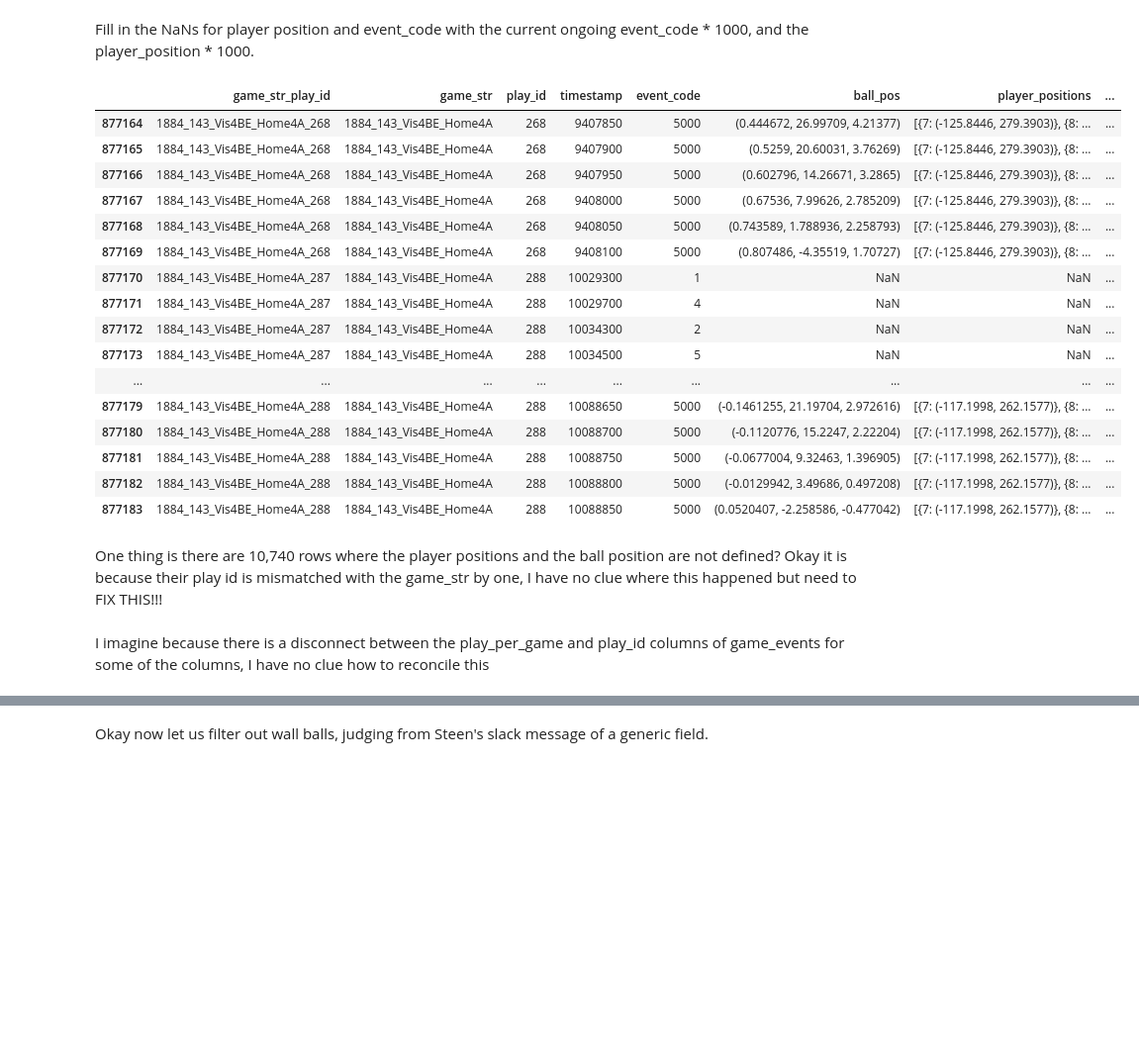
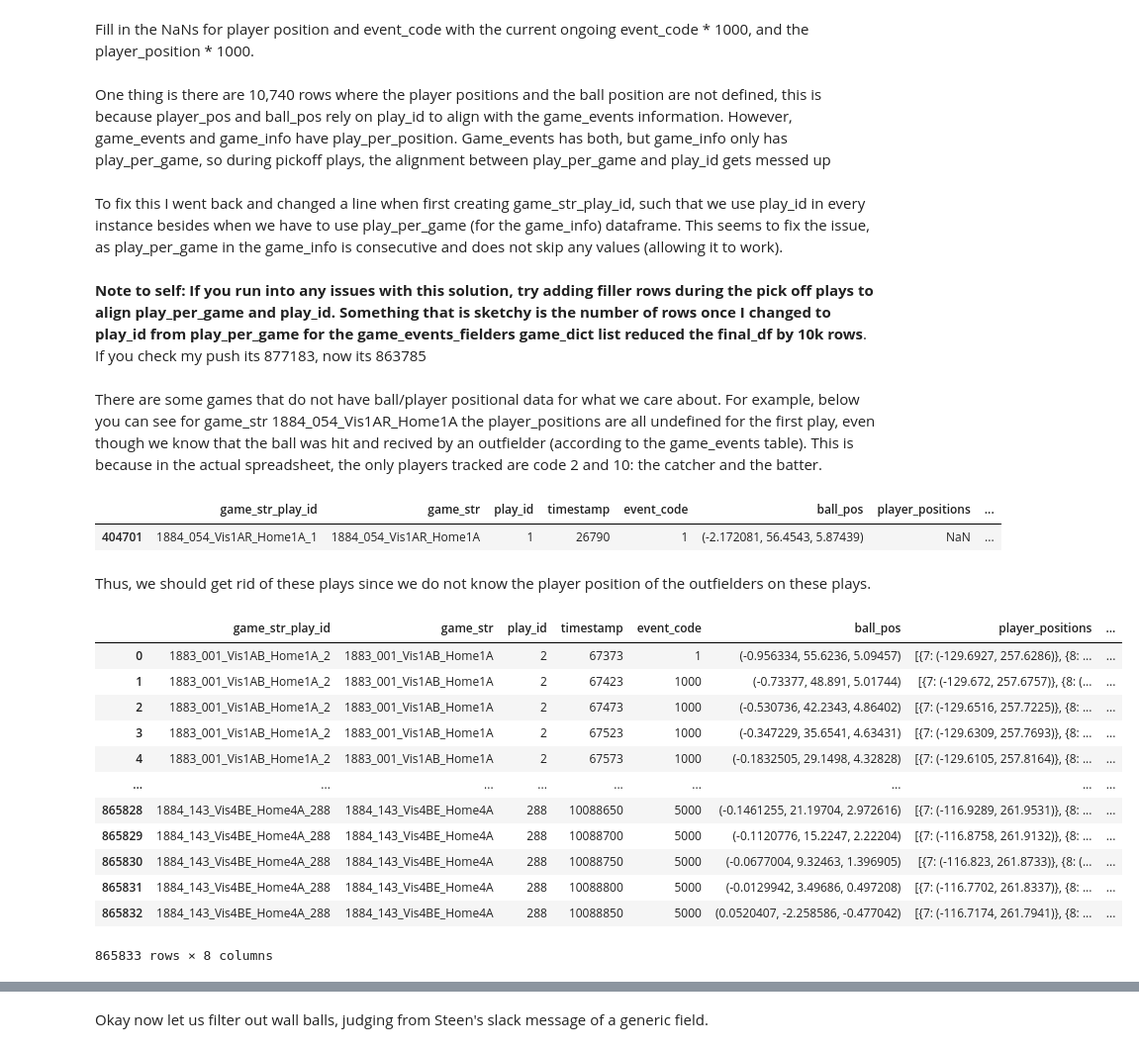
Before and after one commit to victorhauvi/SMT2024, a Jupyter notebook: 2024_SMT_Data_Challenge/SMT.ipynb, the cells around one changed output, grey strips where cells are left out. Shown at 99% size. Drawn from its saved outputs; the diff is of its cells as text; code cells hidden in the pictures; blank space fills up the shorter version.

Commit message:
fixed df_final2's player_positions

```diff
--- a/2024_SMT_Data_Challenge/SMT.ipynb
+++ b/2024_SMT_Data_Challenge/SMT.ipynb
@@ -800,7 +800,7 @@ We see that the length of game_events_fielders2 is basically half the original,
 If we do well enough with the data formatting, we can specify this even further by excluding cases where the ball rolls into outfield by analyzing its first bounce position. But this is only doable after getting the ball position for the event timestamps.
 # %%
 print(f"num of events with fielders where the ball is hit vs just 1-2-5 sequences: {len(game_events_fielders2),  len(game_events_fielders)} " )
-game_events_fielders2['game_str_play_id'] = game_events_fielders2['game_str'].astype(str) + '_' + game_events_fielders2['play_per_game'].astype(str)
+game_events_fielders2['game_str_play_id'] = game_events_fielders2['game_str'].astype(str) + '_' + game_events_fielders2['play_id'].astype(str) # DO NOT USE game_events_fielders2['play_per_game'] because this is skipepd over during pick off throws (i.e the play_per_game skips 1 during pick offs)
 game_events_fielders2 = game_events_fielders2[['game_str_play_id'] + [col for col in game_events_fielders2.columns if col != 'game_str_play_id']] #move to front, rest of the columns in the same order
 
 game_events_fielders2  #okay so now we have all the plays (and their unique play id for each game) where a hit actually happens, and therefore a fielder will be attentive b
@@ -1010,13 +1007,0 @@ move the ball_pos x, y, z into a tuple that you can access this (note the code b
-# %%
-
-combined_keys = player_pos_fielders2['game_str_play_id'].values
-positions = player_pos_fielders2['player_position'].values
-x_coords = player_pos_fielders2['field_x'].values
-y_coords = player_pos_fielders2['field_y'].values
-
-positions_dict = player_pos_fielders2.groupby('game_str_play_id').apply(lambda x: [{row['player_position']: (row['field_x'], row['field_y'])} for index, row in x.iterrows()]).to_dict()
-
-player_pos_fielders2 = player_pos_fielders2.groupby(['game_str', 'play_id', 'timestamp'])['game_str_play_id'].first().reset_index() #create a new df with the first instance of the game_str_play_id_timestamp for each row
-
-player_pos_fielders2['player_positions'] = player_pos_fielders2['game_str_play_id'].map(positions_dict) #map the dictionary of the player positions to the game_str_play_id_timestamp
-player_pos_fielders2
@@ -1036,0 +1010,16 @@ player_pos_fielders2
+# %%
+# I have no fcking clue how this works, I swear to god it gave me an error, I ran it again and it was still kinda wrong, I ran it again and it works
+def create_player_positions(group):
+    positions = []
+    for ind, row in group.iterrows():
+        positions.append({row['player_position']: (row['field_x'], row['field_y'])})
+    return positions
+
+player_positions = player_pos_fielders2.groupby(['game_str', 'play_id', 'timestamp']).apply(create_player_positions)
+player_positions = player_positions.reset_index(name='player_positions')
+
+player_pos_fielders2 = player_pos_fielders2.groupby(['game_str', 'play_id', 'timestamp']).first().reset_index()
+
+player_pos_fielders2['player_positions'] = player_positions['player_positions']
+
+player_pos_fielders2.drop(columns=['index', 'player_position','field_x', 'field_y'], inplace=True)
@@ -1194,27 +1194,34 @@ def fill_player_position(df):
     return df
 df_final2 = fill_player_position(df_final2)
 df_final2['player_position'] = df_final2['player_position'].astype(int)
+# %% [markdown]
+One thing is there are 10,740 rows where the player positions and the ball position are not defined, this is because player_pos and ball_pos rely on play_id to align with the game_events information. However, game_events and game_info have play_per_position. Game_events has both, but game_info only has play_per_game, so during pickoff plays, the alignment between play_per_game and play_id gets messed up
+# %% [markdown]
+To fix this I went back and changed a line when first creating game_str_play_id, such that we use play_id in every instance besides when we have to use play_per_game (for the game_info) dataframe. This seems to fix the issue, as play_per_game in the game_info is consecutive and does not skip any values (allowing it to work).
+# %% [markdown]
+__Note to self: If you run into any issues with this solution, try adding filler rows during the pick off plays to align play_per_game and play_id. Something that is sketchy is the number of rows once I changed to play_id from play_per_game for the game_events_fielders game_dict list reduced the final_df by 10k rows__. If you check my push its 877183, now its 863785
+# %% [markdown]
+There are some games that do not have ball/player positional data for what we care about. For example, below you can see for game_str 1884_054_Vis1AR_Home1A the player_positions are all undefined for the first play, even though we know that the ball was hit and recived by an outfielder (according to the game_events table). This is because in the actual spreadsheet, the only players tracked are code 2 and 10: the catcher and the batter.
+# %%
+df_final2[df_final2['game_str'] == '1884_054_Vis1AR_Home1A'].head(1)
+# %% [output]
+|  | game_str_play_id | game_str | play_id | timestamp | event_code | ball_pos | player_positions | ... |
+| 404701 | 1884_054_Vis1AR_Home1A_1 | 1884_054_Vis1AR_Home1A | 1 | 26790 | 1 | (-2.172081, 56.4543, 5.87439) | NaN | ... |
+# %% [markdown]
+Thus, we should get rid of these plays since we do not know the player position of the outfielders on these plays.
 # %%
-df_final2.tail(20)
+df_final2
 # %% [output]
 |  | game_str_play_id | game_str | play_id | timestamp | event_code | ball_pos | player_positions | ... |
-| 877164 | 1884_143_Vis4BE_Home4A_268 | 1884_143_Vis4BE_Home4A | 268 | 9407850 | 5000 | (0.444672, 26.99709, 4.21377) | [{7: (-125.8446, 279.3903)}, {8: ... | ... |
-| 877165 | 1884_143_Vis4BE_Home4A_268 | 1884_143_Vis4BE_Home4A | 268 | 9407900 | 5000 | (0.5259, 20.60031, 3.76269) | [{7: (-125.8446, 279.3903)}, {8: ... | ... |
-| 877166 | 1884_143_Vis4BE_Home4A_268 | 1884_143_Vis4BE_Home4A | 268 | 9407950 | 5000 | (0.602796, 14.26671, 3.2865) | [{7: (-125.8446, 279.3903)}, {8: ... | ... |
-| 877167 | 1884_143_Vis4BE_Home4A_268 | 1884_143_Vis4BE_Home4A | 268 | 9408000 | 5000 | (0.67536, 7.99626, 2.785209) | [{7: (-125.8446, 279.3903)}, {8: ... | ... |
-| 877168 | 1884_143_Vis4BE_Home4A_268 | 1884_143_Vis4BE_Home4A | 268 | 9408050 | 5000 | (0.743589, 1.788936, 2.258793) | [{7: (-125.8446, 279.3903)}, {8: ... | ... |
-| 877169 | 1884_143_Vis4BE_Home4A_268 | 1884_143_Vis4BE_Home4A | 268 | 9408100 | 5000 | (0.807486, -4.35519, 1.70727) | [{7: (-125.8446, 279.3903)}, {8: ... | ... |
-| 877170 | 1884_143_Vis4BE_Home4A_287 | 1884_143_Vis4BE_Home4A | 288 | 10029300 | 1 | NaN | NaN | ... |
-| 877171 | 1884_143_Vis4BE_Home4A_287 | 1884_143_Vis4BE_Home4A | 288 | 10029700 | 4 | NaN | NaN | ... |
-| 877172 | 1884_143_Vis4BE_Home4A_287 | 1884_143_Vis4BE_Home4A | 288 | 10034300 | 2 | NaN | NaN | ... |
-| 877173 | 1884_143_Vis4BE_Home4A_287 | 1884_143_Vis4BE_Home4A | 288 | 10034500 | 5 | NaN | NaN | ... |
+| 0 | 1883_001_Vis1AB_Home1A_2 | 1883_001_Vis1AB_Home1A | 2 | 67373 | 1 | (-0.956334, 55.6236, 5.09457) | [{7: (-129.6927, 257.6286)}, {8: ... | ... |
+| 1 | 1883_001_Vis1AB_Home1A_2 | 1883_001_Vis1AB_Home1A | 2 | 67423 | 1000 | (-0.73377, 48.891, 5.01744) | [{7: (-129.672, 257.6757)}, {8: (... | ... |
+| 2 | 1883_001_Vis1AB_Home1A_2 | 1883_001_Vis1AB_Home1A | 2 | 67473 | 1000 | (-0.530736, 42.2343, 4.86402) | [{7: (-129.6516, 257.7225)}, {8: ... | ... |
+| 3 | 1883_001_Vis1AB_Home1A_2 | 1883_001_Vis1AB_Home1A | 2 | 67523 | 1000 | (-0.347229, 35.6541, 4.63431) | [{7: (-129.6309, 257.7693)}, {8: ... | ... |
+| 4 | 1883_001_Vis1AB_Home1A_2 | 1883_001_Vis1AB_Home1A | 2 | 67573 | 1000 | (-0.1832505, 29.1498, 4.32828) | [{7: (-129.6105, 257.8164)}, {8: ... | ... |
 | ... | ... | ... | ... | ... | ... | ... | ... | ... |
-| 877179 | 1884_143_Vis4BE_Home4A_288 | 1884_143_Vis4BE_Home4A | 288 | 10088650 | 5000 | (-0.1461255, 21.19704, 2.972616) | [{7: (-117.1998, 262.1577)}, {8: ... | ... |
-| 877180 | 1884_143_Vis4BE_Home4A_288 | 1884_143_Vis4BE_Home4A | 288 | 10088700 | 5000 | (-0.1120776, 15.2247, 2.22204) | [{7: (-117.1998, 262.1577)}, {8: ... | ... |
-| 877181 | 1884_143_Vis4BE_Home4A_288 | 1884_143_Vis4BE_Home4A | 288 | 10088750 | 5000 | (-0.0677004, 9.32463, 1.396905) | [{7: (-117.1998, 262.1577)}, {8: ... | ... |
-| 877182 | 1884_143_Vis4BE_Home4A_288 | 1884_143_Vis4BE_Home4A | 288 | 10088800 | 5000 | (-0.0129942, 3.49686, 0.497208) | [{7: (-117.1998, 262.1577)}, {8: ... | ... |
-| 877183 | 1884_143_Vis4BE_Home4A_288 | 1884_143_Vis4BE_Home4A | 288 | 10088850 | 5000 | (0.0520407, -2.258586, -0.477042) | [{7: (-117.1998, 262.1577)}, {8: ... | ... |
+| 865828 | 1884_143_Vis4BE_Home4A_288 | 1884_143_Vis4BE_Home4A | 288 | 10088650 | 5000 | (-0.1461255, 21.19704, 2.972616) | [{7: (-116.9289, 261.9531)}, {8: ... | ... |
+| 865829 | 1884_143_Vis4BE_Home4A_288 | 1884_143_Vis4BE_Home4A | 288 | 10088700 | 5000 | (-0.1120776, 15.2247, 2.22204) | [{7: (-116.8758, 261.9132)}, {8: ... | ... |
+| 865830 | 1884_143_Vis4BE_Home4A_288 | 1884_143_Vis4BE_Home4A | 288 | 10088750 | 5000 | (-0.0677004, 9.32463, 1.396905) | [{7: (-116.823, 261.8733)}, {8: (... | ... |
+| 865831 | 1884_143_Vis4BE_Home4A_288 | 1884_143_Vis4BE_Home4A | 288 | 10088800 | 5000 | (-0.0129942, 3.49686, 0.497208) | [{7: (-116.7702, 261.8337)}, {8: ... | ... |
+| 865832 | 1884_143_Vis4BE_Home4A_288 | 1884_143_Vis4BE_Home4A | 288 | 10088850 | 5000 | (0.0520407, -2.258586, -0.477042) | [{7: (-116.7174, 261.7941)}, {8: ... | ... |
+865833 rows × 8 columns
-# %% [markdown]
-One thing is there are 10,740 rows where the player positions and the ball position are not defined? Okay it is because their play id is mismatched with the game_str by one, I have no clue where this happened but need to FIX THIS!!!
-# %% [markdown]
-I imagine because there is a disconnect between the play_per_game and play_id columns of game_events for some of the columns, I have no clue how to reconcile this
```
Also changed, not shown: parts of 15 cells of this notebook, 21 other files.
